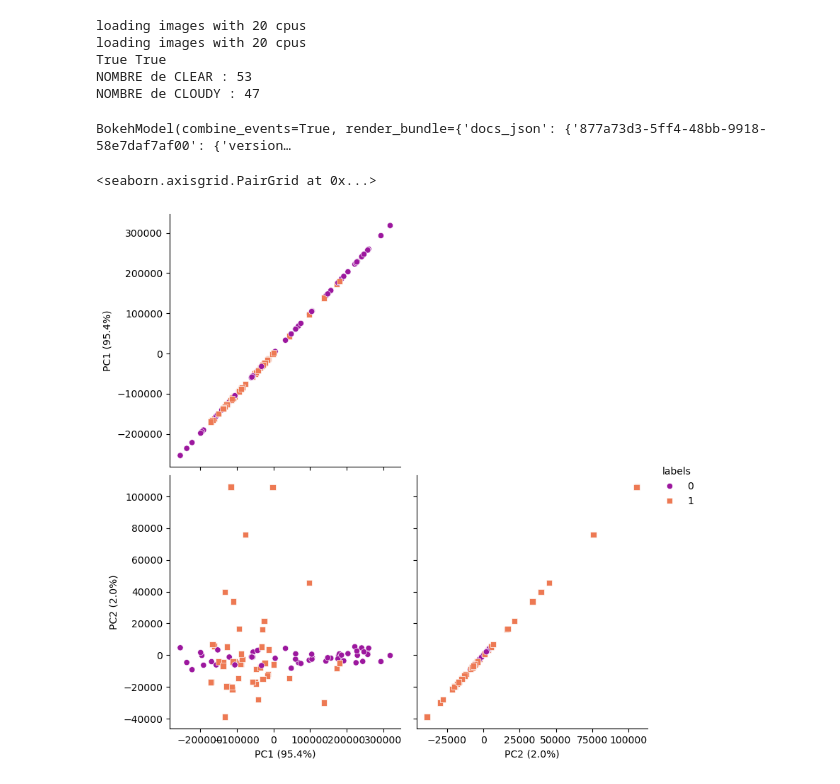
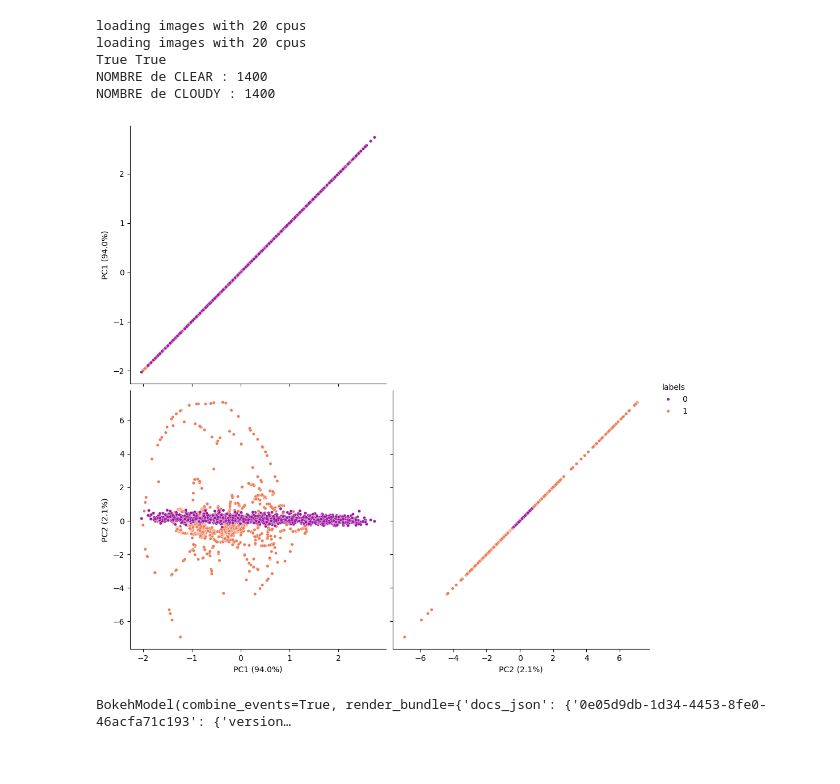
Before and after one commit to ASKabalan/-infrared-cloud-detection-, a Jupyter notebook: classification/FeatSpace.ipynb, the cells around one changed output. Cells and saved outputs as stored; diff of their text form; code cells hidden in the pictures.

```diff
--- a/classification/FeatSpace.ipynb
+++ b/classification/FeatSpace.ipynb
@@ -24,7 +24,7 @@ warnings.simplefilter(action='ignore', category=UserWarning)
 [interactive output not drawn]
 [interactive output not drawn]
 # %%
-THRESHOLD = 100
+THRESHOLD = 0
 # %%
 NAME_DB, PATH_FOLDERS, DIRECTORIES, PERCENTAGE_TRAIN, NORMA = get_user_data_general()
 FOLDERS = get_folders(PATH_FOLDERS, NAME_DB, DIRECTORIES)
@@ -55,8 +55,8 @@ del temp_database
 loading images with 20 cpus
 loading images with 20 cpus
 True True
-NOMBRE de CLEAR : 53
-NOMBRE de CLOUDY : 47
+NOMBRE de CLEAR : 1400
+NOMBRE de CLOUDY : 1400
 # %%
 def create_scatter_matrix(df, input_names):
     color_options = df.columns.tolist()
@@ -81,23 +81,22 @@ def create_scatter_matrix(df, input_names):
 # %%
 NB_PRINC_CPNTS = 2
 
-PCA_total = PCA(n_components=NB_PRINC_CPNTS, svd_solver='auto')
+PCA_total = PCA(n_components=NB_PRINC_CPNTS, svd_solver='auto', whiten=True)
 embedding = PCA_total.fit_transform( reshaped_database )
 
 explained_variance_ratio = PCA_total.explained_variance_ratio_ * 100
 dimensions = [f"PC{i+1} ({var:.1f}%)" for i, var in enumerate(PCA_total.explained_variance_ratio_ * 100)]
 dataframe_embedding = pandas.DataFrame(embedding, columns=dimensions)
 
 reduced_database_concatenation = pandas.concat((dataframe_embedding, column_labels), axis=1)
+pairplot(reduced_database_concatenation, hue='labels', palette='plasma', diag_kind=None, height=5, corner=True, plot_kws = {"s": 15})
+pyplot.savefig('./pairplot.pdf', bbox_inches='tight')
+# %% [output]
+[figure, added]
 # %%
 Tabs( ('PCA plot', create_scatter_matrix(reduced_database_concatenation, dimensions)))
 # %% [output]
-BokehModel(combine_events=True, render_bundle={'docs_json': {'877a73d3-5ff4-48bb-9918-58e7daf7af00': {'version…
+BokehModel(combine_events=True, render_bundle={'docs_json': {'0e05d9db-1d34-4453-8fe0-46acfa71c193': {'version…
-# %%
-pairplot(reduced_database_concatenation, hue='labels', palette='plasma', diag_kind=None, height=4, corner=True, markers=["o", "s"])
-# %% [output]
-<seaborn.axisgrid.PairGrid at 0x...>
-[figure, removed]
 # %%
 def load_metrics(arg):
     return (
```
Also changed, not shown: parts of 4 cells of this notebook.
